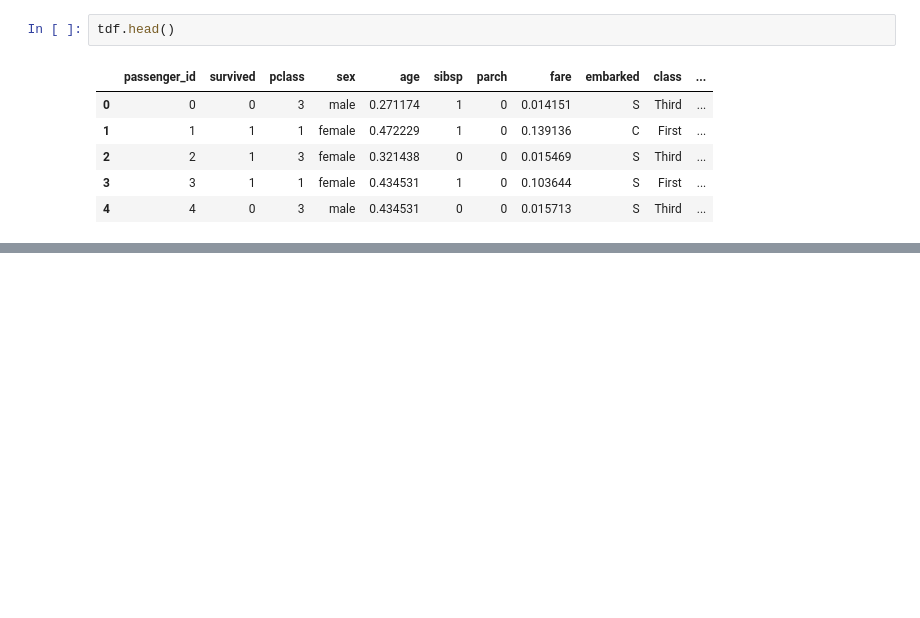
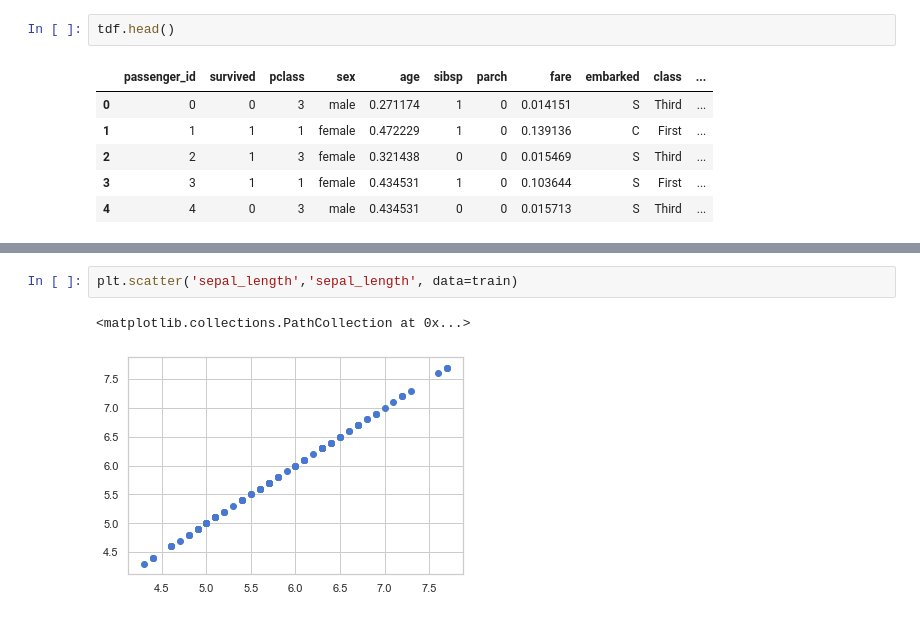
Before and after one commit to Johndsalas/ds-methodologies-exercises, a Jupyter notebook: classification/classification_exercises.ipynb, the cells around one changed output, grey strips where cells are left out. Saved outputs shown, nothing was run; the diff lists cells and outputs as text; blank space fills up the shorter version.

```diff
--- a/classification/classification_exercises.ipynb
+++ b/classification/classification_exercises.ipynb
@@ -446,0 +583,5 @@ tdf.head()
+# %%
+plt.scatter('sepal_length','sepal_length', data=train)
+# %% [output]
+<matplotlib.collections.PathCollection at 0x...>
+[figure, added]
```
Also changed, not shown: parts of 15 cells of this notebook, 4 other files.
